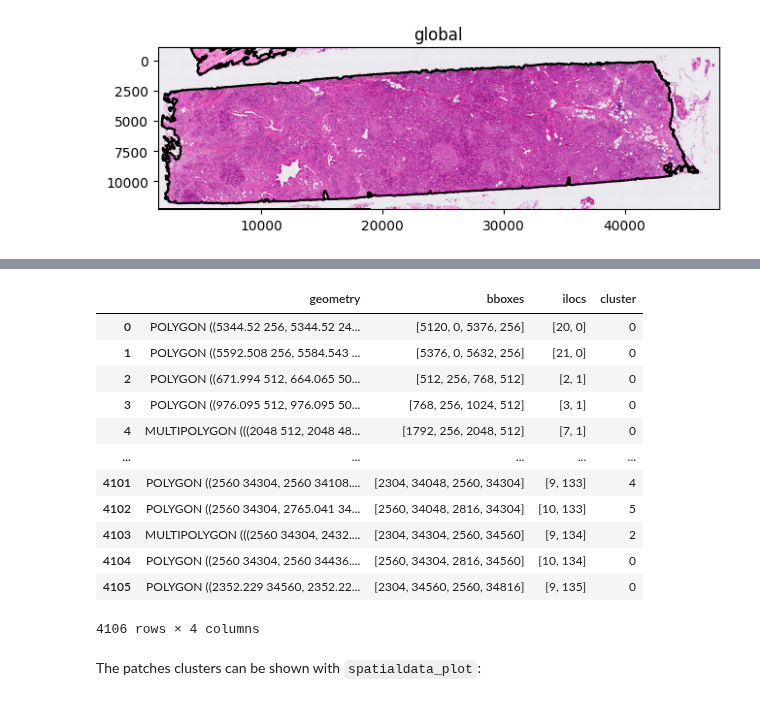
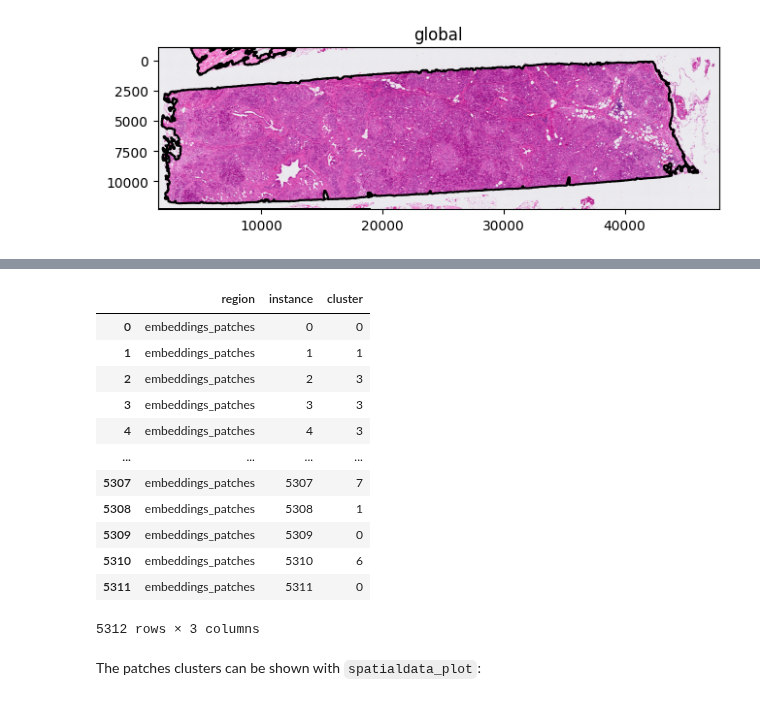
Before and after one commit to gustaveroussy/sopa, a Jupyter notebook: docs/tutorials/he.ipynb, the cells around one changed output, grey strips where cells are left out. Saved outputs shown, nothing was run; the diff lists cells and outputs as text; code cells hidden in the pictures.

```diff
--- a/docs/tutorials/he.ipynb
+++ b/docs/tutorials/he.ipynb
@@ -97,19 +92,19 @@ OMP: Info #276: omp_set_nested routine deprecated, please use omp_set_max_active
-# %%
-sdata["embeddings_patches"]
-# %% [output]
-|  | geometry | bboxes | ilocs | cluster |
-| 0 | POLYGON ((5344.52 256, 5344.52 24... | [5120, 0, 5376, 256] | [20, 0] | 0 |
-| 1 | POLYGON ((5592.508 256, 5584.543 ... | [5376, 0, 5632, 256] | [21, 0] | 0 |
-| 2 | POLYGON ((671.994 512, 664.065 50... | [512, 256, 768, 512] | [2, 1] | 0 |
-| 3 | POLYGON ((976.095 512, 976.095 50... | [768, 256, 1024, 512] | [3, 1] | 0 |
-| 4 | MULTIPOLYGON (((2048 512, 2048 48... | [1792, 256, 2048, 512] | [7, 1] | 0 |
-| ... | ... | ... | ... | ... |
-| 4101 | POLYGON ((2560 34304, 2560 34108.... | [2304, 34048, 2560, 34304] | [9, 133] | 4 |
-| 4102 | POLYGON ((2560 34304, 2765.041 34... | [2560, 34048, 2816, 34304] | [10, 133] | 5 |
-| 4103 | MULTIPOLYGON (((2560 34304, 2432.... | [2304, 34304, 2560, 34560] | [9, 134] | 2 |
-| 4104 | POLYGON ((2560 34304, 2560 34436.... | [2560, 34304, 2816, 34560] | [10, 134] | 0 |
-| 4105 | POLYGON ((2352.229 34560, 2352.22... | [2304, 34560, 2560, 34816] | [9, 135] | 0 |
-4106 rows × 4 columns
+# %%
+sdata["histo_ssl_embeddings"].obs
+# %% [output]
+|  | region | instance | cluster |
+| 0 | embeddings_patches | 0 | 0 |
+| 1 | embeddings_patches | 1 | 1 |
+| 2 | embeddings_patches | 2 | 3 |
+| 3 | embeddings_patches | 3 | 3 |
+| 4 | embeddings_patches | 4 | 3 |
+| ... | ... | ... | ... |
+| 5307 | embeddings_patches | 5307 | 7 |
+| 5308 | embeddings_patches | 5308 | 1 |
+| 5309 | embeddings_patches | 5309 | 0 |
+| 5310 | embeddings_patches | 5310 | 6 |
+| 5311 | embeddings_patches | 5311 | 0 |
+5312 rows × 3 columns
 # %% [markdown]
 The patches clusters can be shown with `spatialdata_plot`:
 # %%
```
Also changed, not shown: parts of 13 cells of this notebook.
